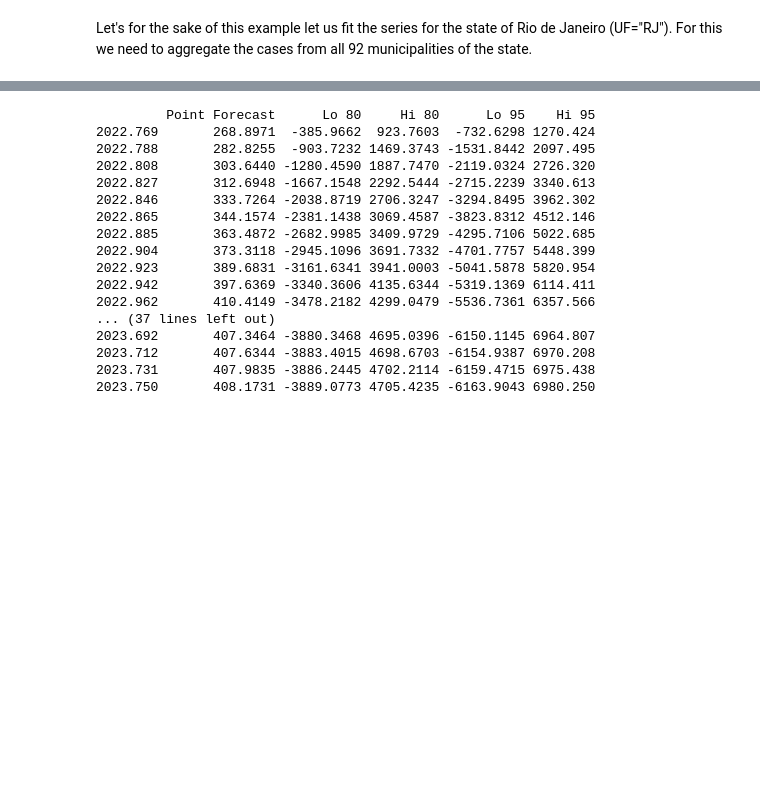
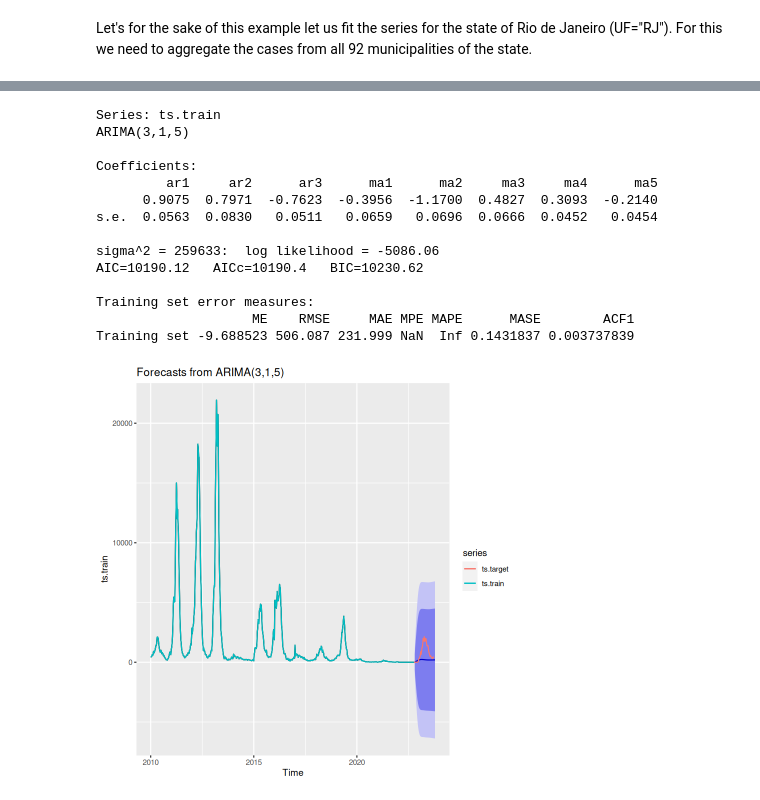
Before and after one commit to Mosqlimate-project/sprint-template, a Jupyter notebook: Demo Notebooks/R demo.ipynb, the cells around one changed output, grey strips where cells are left out. Cells and saved outputs as stored; diff of their text form; code cells hidden in the pictures; blank space fills up the shorter version.

```diff
--- a/Demo Notebooks/R demo.ipynb
+++ b/Demo Notebooks/R demo.ipynb
@@ -157,20 +119,24 @@ autolayer(dts.train)
 # %%
-forecast(fit.train,h=52)
+fit.train = auto.arima(ts.train)
+summary(fit.train)
 # %% [output]
-         Point Forecast      Lo 80     Hi 80      Lo 95    Hi 95
-2022.769       268.8971  -385.9662  923.7603  -732.6298 1270.424
-2022.788       282.8255  -903.7232 1469.3743 -1531.8442 2097.495
-2022.808       303.6440 -1280.4590 1887.7470 -2119.0324 2726.320
-2022.827       312.6948 -1667.1548 2292.5444 -2715.2239 3340.613
-2022.846       333.7264 -2038.8719 2706.3247 -3294.8495 3962.302
-2022.865       344.1574 -2381.1438 3069.4587 -3823.8312 4512.146
-2022.885       363.4872 -2682.9985 3409.9729 -4295.7106 5022.685
-2022.904       373.3118 -2945.1096 3691.7332 -4701.7757 5448.399
-2022.923       389.6831 -3161.6341 3941.0003 -5041.5878 5820.954
-2022.942       397.6369 -3340.3606 4135.6344 -5319.1369 6114.411
-2022.962       410.4149 -3478.2182 4299.0479 -5536.7361 6357.566
-... (37 lines left out)
-2023.692       407.3464 -3880.3468 4695.0396 -6150.1145 6964.807
-2023.712       407.6344 -3883.4015 4698.6703 -6154.9387 6970.208
-2023.731       407.9835 -3886.2445 4702.2114 -6159.4715 6975.438
-2023.750       408.1731 -3889.0773 4705.4235 -6163.9043 6980.250
+Series: ts.train
+ARIMA(3,1,5)
+
+Coefficients:
+         ar1     ar2      ar3      ma1      ma2     ma3     ma4      ma5
+      0.9075  0.7971  -0.7623  -0.3956  -1.1700  0.4827  0.3093  -0.2140
+s.e.  0.0563  0.0830   0.0511   0.0659   0.0696  0.0666  0.0452   0.0454
+
+sigma^2 = 259633:  log likelihood = -5086.06
+AIC=10190.12   AICc=10190.4   BIC=10230.62
+
+Training set error measures:
+                    ME    RMSE     MAE MPE MAPE      MASE        ACF1
+Training set -9.688523 506.087 231.999 NaN  Inf 0.1431837 0.003737839
+# %%
+autoplot(forecast(fit.train,h=52))+
+autolayer(ts.train) +
+  autolayer(ts.target)
+# %% [output]
+[figure, added]
```
Also changed, not shown: parts of 20 cells of this notebook, 2 other files.
